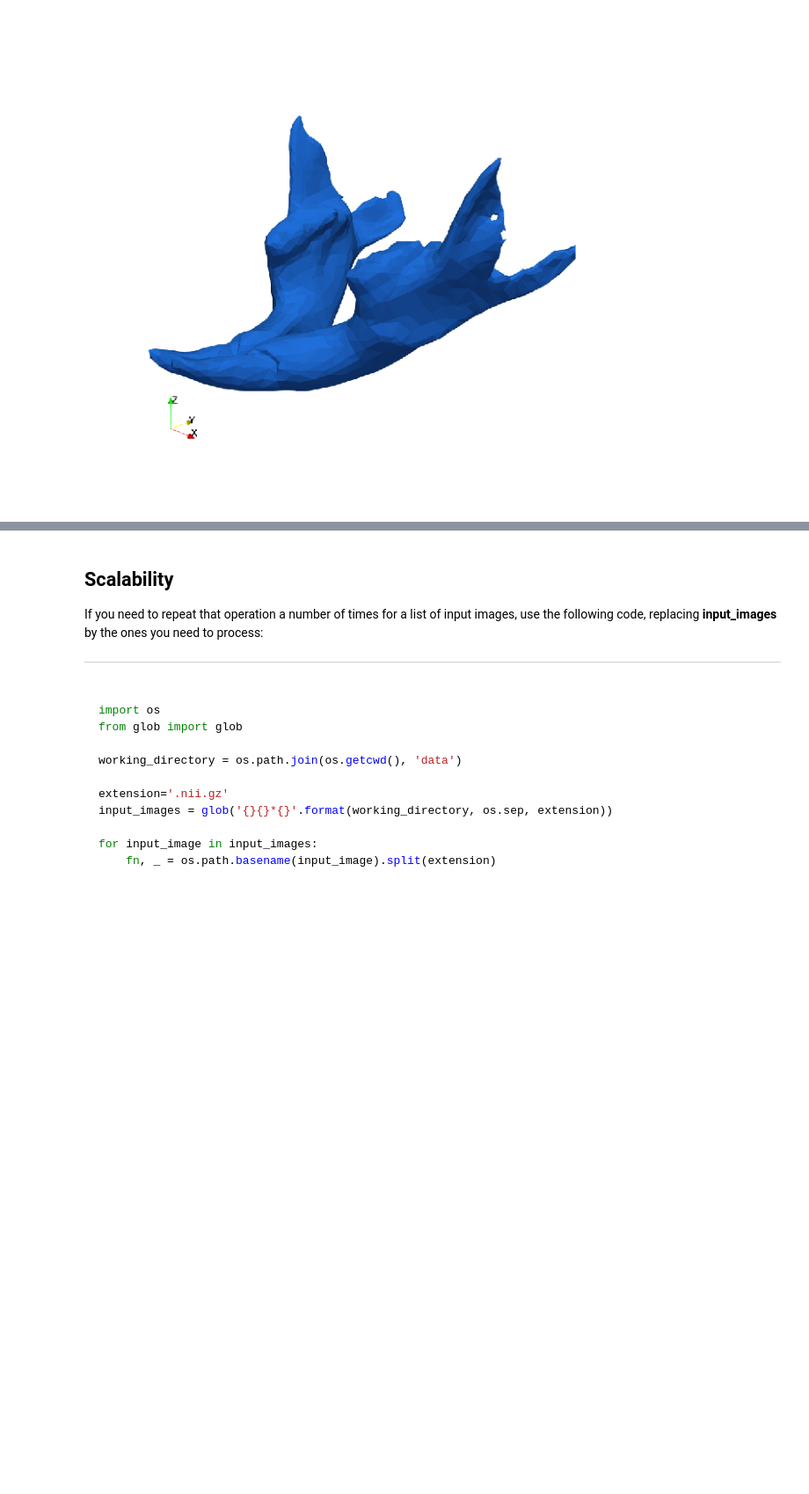
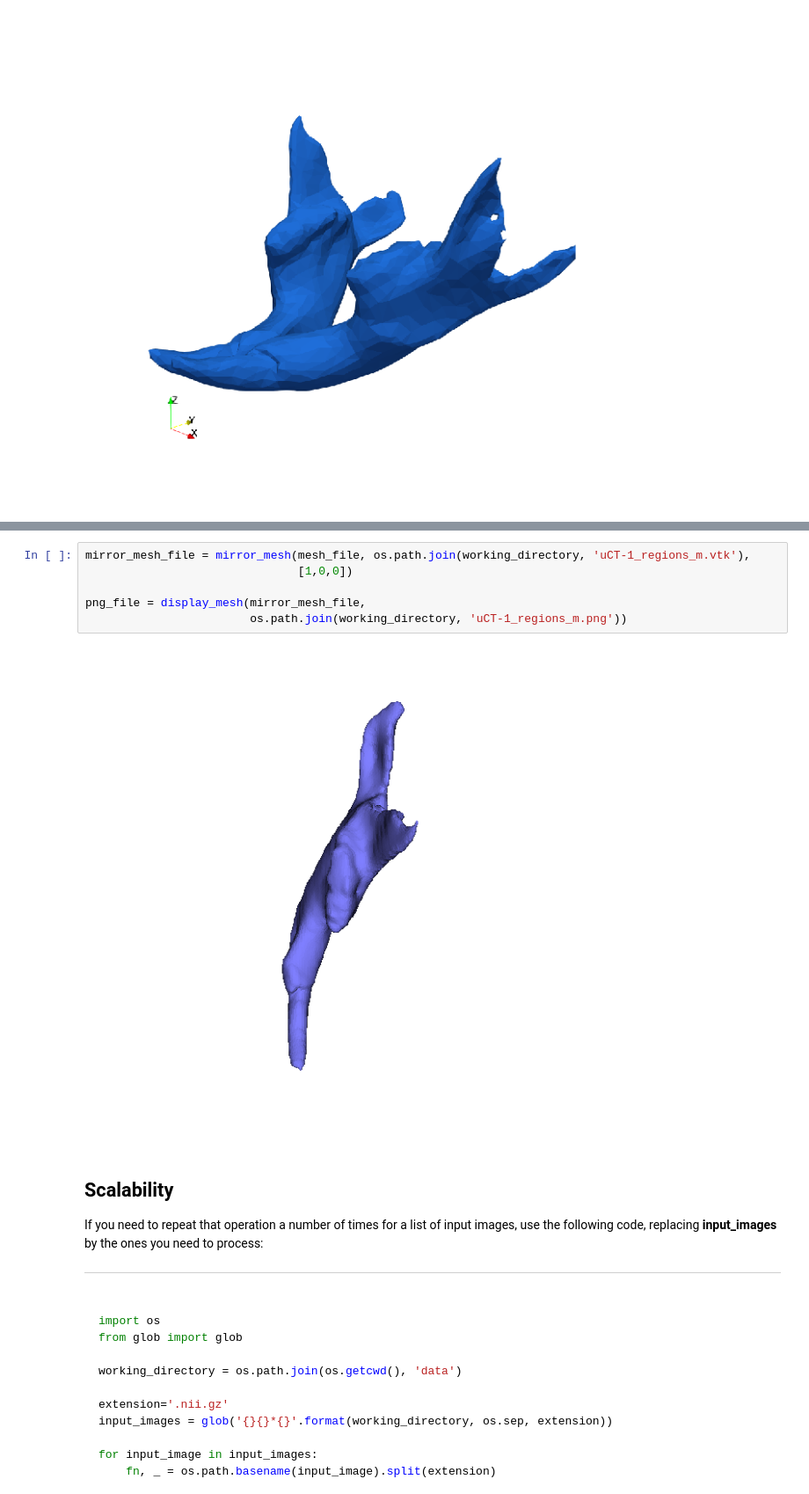
Before and after one commit to marta-vidalgarcia/landmark-free-deformetrica, a Jupyter notebook: uCT-process.ipynb, the cells around one changed output, grey strips where cells are left out. Shown at 88% size. Saved outputs shown, nothing was run; the diff lists cells and outputs as text; blank space fills up the shorter version.

Commit message:
Adding the mirroring section for data augmentation purposes

```diff
--- a/uCT-process.ipynb
+++ b/uCT-process.ipynb
@@ -449,3 +502,11 @@ plt.show()
+# %%
+mirror_mesh_file = mirror_mesh(mesh_file, os.path.join(working_directory, 'uCT-1_regions_m.vtk'),
+                               [1,0,0])
+
+png_file = display_mesh(mirror_mesh_file,
+                        os.path.join(working_directory, 'uCT-1_regions_m.png'))
+# %% [output]
+[figure, added]
 # %% [markdown]
 ## Scalability
 
```
Also changed, not shown: parts of 5 cells of this notebook.
